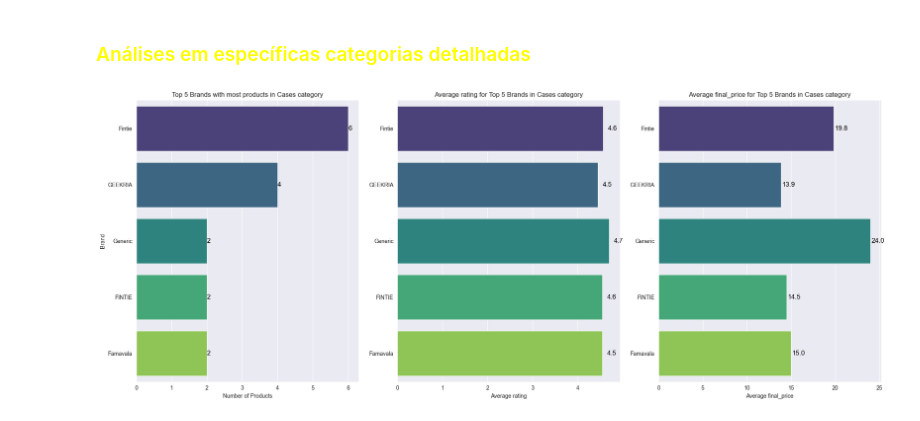
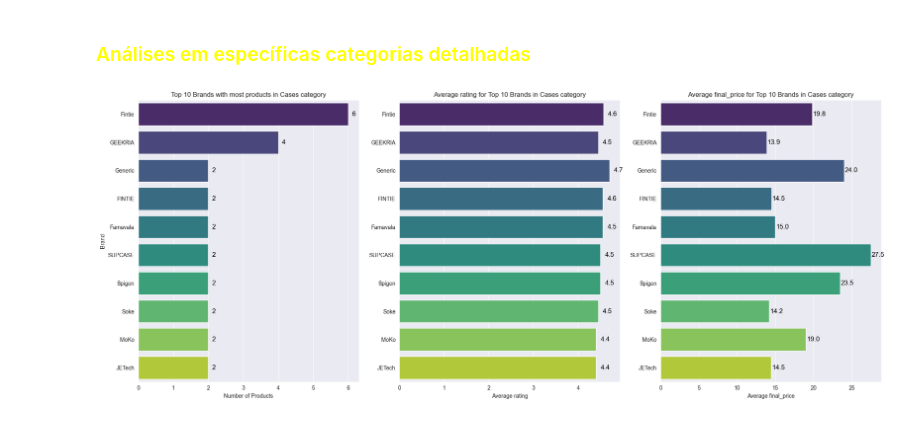
Before and after one commit to caioypaulino/Projet-BigData_Analytics_PySpark, a Jupyter notebook: big_data_analytics.ipynb, the cells around one changed output. Cells and saved outputs as stored; diff of their text form; code cells hidden in the pictures.

```diff
--- a/big_data_analytics.ipynb
+++ b/big_data_analytics.ipynb
@@ -387,58 +389,58 @@ pandas_df = grouped_df.join(avg_metric1_df, on = "brand", how = "inner").join(av
 # Ordenando o DataFrame em ordem decrescente baseado na contagem de marca e rating
 pandas_df = pandas_df.sort_values(by = ["brand_count", "avg_rating"], ascending = False)
 
-# Limitando o resultado para as top 5 marcas por contagem e rating
-pandas_df = pandas_df.head(5)
+# Limitando o resultado para as top 10 marcas por contagem e rating
+pandas_df = pandas_df.head(10)
 
-# Create a figure with three subplots
+# Criando figura com três subplots
 fig, axes = plt.subplots(1, 3, figsize=(20, 8))
 
-# Plot the first horizontal bar chart for brand count
+# Plot do PRIMEIRO gráfico de barras horizontais por contagem de marca (brand_count)
 sns.barplot(x="brand_count", y = "brand", hue = "brand", data = pandas_df, palette="viridis", ax=axes[0])
 
-# Format the data labels for brand count
+# Definindo pequeno offset para os data labels
+label_offset = 0.1
+
+# Bar Data Labels brand_count
 for index, value in enumerate(pandas_df["brand_count"]):
-    axes[0].text(value, index, f"{value:,.0f}", ha='left', va='center', color='black', fontsize=12)
+    axes[0].text(value + label_offset, index, f"{value:,.0f}", ha='left', va='center', color='black', fontsize=12)
 
-# Format the x-axis labels for brand count
+# Formatando labels eixo-x brand_count
 axes[0].xaxis.set_major_formatter(ticker.FuncFormatter(lambda x, _: '{:,.0f}'.format(x)))
 
-# Set labels and title for the first plot
+# Definindo labels e título para o PRIMEIRO plot
 axes[0].set_xlabel("Number of Products")
 axes[0].set_ylabel("Brand")
-axes[0].set_title("Top 5 Brands with most products in " + det_cat + " category")
+axes[0].set_title("Top 10 Brands with most products in " + det_cat + " category")
 
-# Plot the second horizontal bar chart for average metric (final_price)
+# Plot do SEGUNDO gráfico de barras horizontais por média rating
 sns.barplot(x="avg_rating", y="brand", hue="brand", data=pandas_df, palette="viridis", ax=axes[1])
 
-# Set a small offset for the data labels
-label_offset = 0.1
-
-# Format the data labels for average metric (final_price)
+# Bar Data Labels avg_rating
 for index, value in enumerate(pandas_df["avg_rating"]):
     axes[1].text(value + label_offset, index, f"{value:.1f}", ha='left', va='center', color='black', fontsize=12)
 
-# Set labels and title for the second plot
+# Definindo labels e título para o SEGUNDO plot
 axes[1].set_xlabel("Average " + metric1)
-axes[1].set_ylabel("")  # Hide the ylabel for the second plot
-axes[1].set_title("Average " + metric1 + " for Top 5 Brands in " + det_cat + " category")
+axes[1].set_ylabel("")  # Escondendo ylabel do SEGUNDO plot
+axes[1].set_title("Average " + metric1 + " for Top 10 Brands in " + det_cat + " category")
 
-# Plot the third horizontal bar chart for average final_price
+# Plot do TERCEIRO gráfico de barras horizontais por média final_price
 sns.barplot(x="avg_final_price", y="brand", hue="brand", data=pandas_df, palette="viridis", ax=axes[2])
 
-# Format the data labels for average rating
+# Bar Data Labels avg_final_price
 for index, value in enumerate(pandas_df["avg_final_price"]):
     axes[2].text(value + label_offset, index, f"{value:.1f}", ha='left', va='center', color='black', fontsize=12)
 
-# Set labels and title for the third plot
+# Definindo labels e título para o TERCEIRO plot
 axes[2].set_xlabel("Average " + metric2)
-axes[2].set_ylabel("")  # Hide the ylabel for the third plot
-axes[2].set_title("Average " + metric2 + " for Top 5 Brands in " + det_cat + " category")
+axes[2].set_ylabel("")  # Escondendo ylabel do TERCEIRO plot
+axes[2].set_title("Average " + metric2 + " for Top 10 Brands in " + det_cat + " category")
 
-# Adjust spacing between the subplots
+# Ajustando espaçamento entre subplots
 plt.tight_layout()
 
-# Display the plots
+# Exibindo gráficos
 plt.show()
 # %% [output]
-[figure, old version]
+[figure, new version]
```
Also changed, not shown: parts of 8 cells of this notebook.
